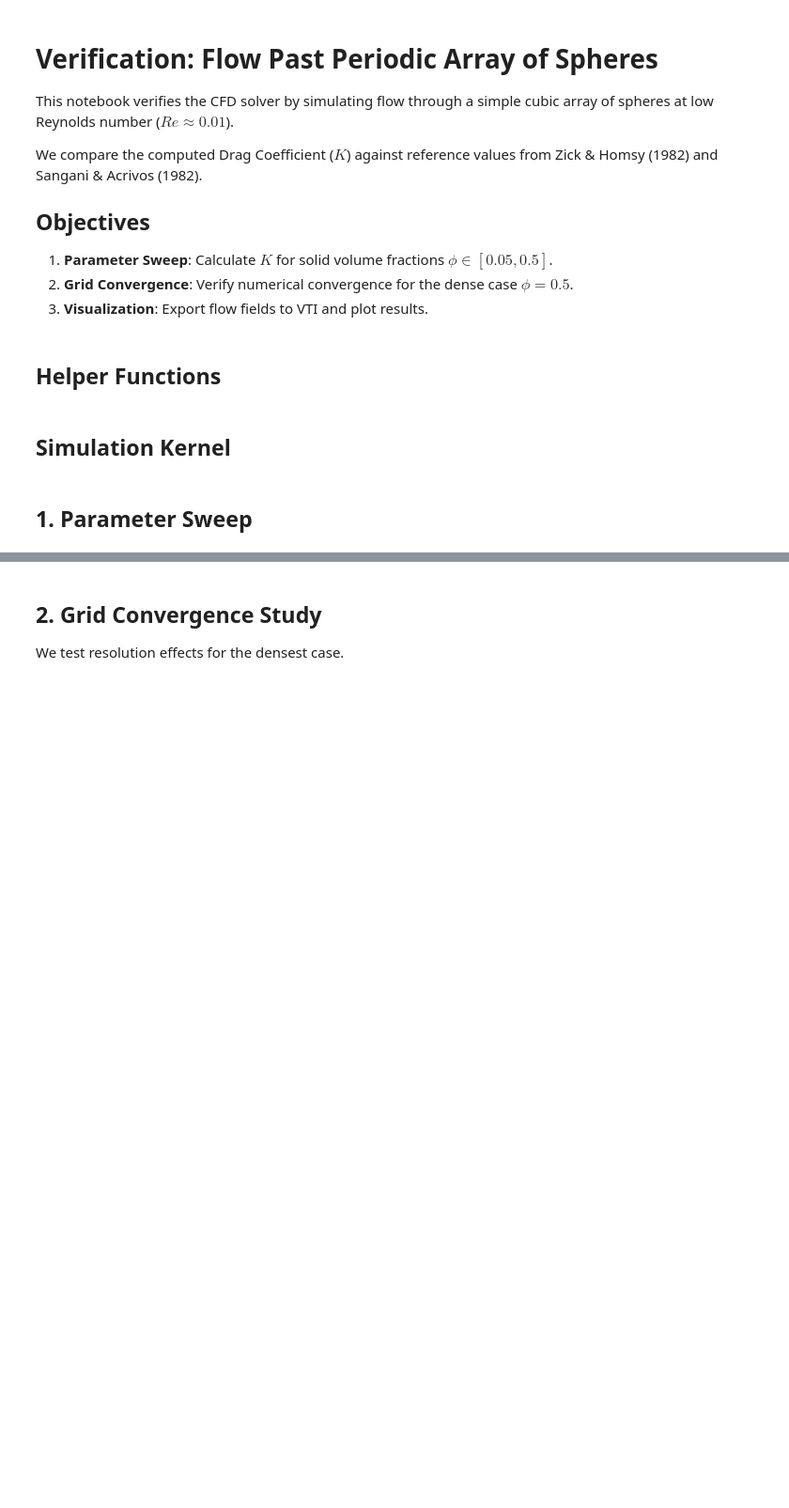
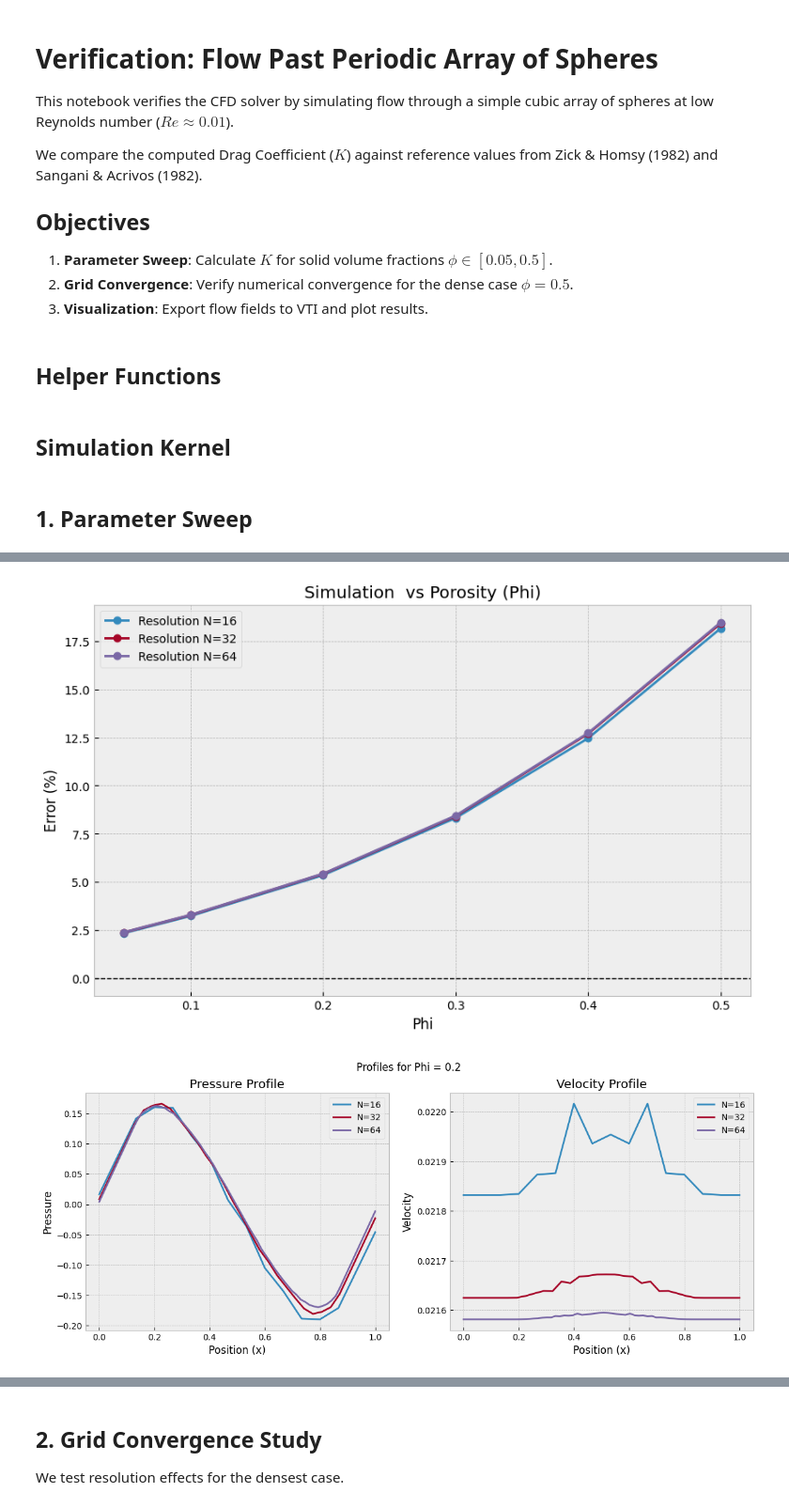
Before and after one commit to computational-chemical-engineering/peclet-flow, a Jupyter notebook: notebooks/verification_periodic_spheres.ipynb, the cells around one changed output, grey strips where cells are left out. Shown at 94% size. Saved outputs shown, nothing was run; the diff lists cells and outputs as text; code cells hidden in the pictures; blank space fills up the shorter version.

```diff
--- a/notebooks/verification_periodic_spheres.ipynb
+++ b/notebooks/verification_periodic_spheres.ipynb
@@ -202 +234,50 @@ Phi        K_sim      K_ref      Error %
+# %%
+
+
+# Figure 1: Error Convergence
+fig, ax = plt.subplots(figsize=(10, 6))
+
+# Group by resolution so we can draw one line per resolution
+for res, group in df.groupby('resolution'):
+    ax.plot(group['phi'], group['k_sim'], marker='o', label=f'Resolution N={res}')
+
+ax.set_title("Simulation  vs Porosity (Phi)")
+ax.set_xlabel("Phi")
+ax.set_ylabel("Error (%)")
+ax.axhline(0, color='black', linewidth=1, linestyle='--') # Zero line
+ax.legend()
+ax.grid(True)
+plt.show()
+
+# Figure 2: Profile Comparison (Example for specific Phi)
+target_phi = 0.20
+subset = df[df['phi'] == target_phi]
+
+fig, (ax1, ax2) = plt.subplots(1, 2, figsize=(14, 5))
+fig.suptitle(f"Profiles for Phi = {target_phi}")
+
+for idx, row in subset.iterrows():
+    N = row['resolution']
+    x_axis = np.linspace(0, 1, N)
+
+    # Pressure Plot
+    ax1.plot(x_axis, row['p_profile'], label=f'N={N}')
+
+    # Velocity Plot
+    ax2.plot(x_axis, row['u_profile'], label=f'N={N}')
+
+ax1.set_title("Pressure Profile")
+ax1.set_xlabel("Position (x)")
+ax1.set_ylabel("Pressure")
+ax1.legend()
+
+ax2.set_title("Velocity Profile")
+ax2.set_xlabel("Position (x)")
+ax2.set_ylabel("Velocity")
+ax2.legend()
+
+plt.show()
+# %% [output]
+[figure, added]
+[figure, added]
 # %%
```
Also changed, not shown: parts of 7 cells of this notebook, 4 other files.
